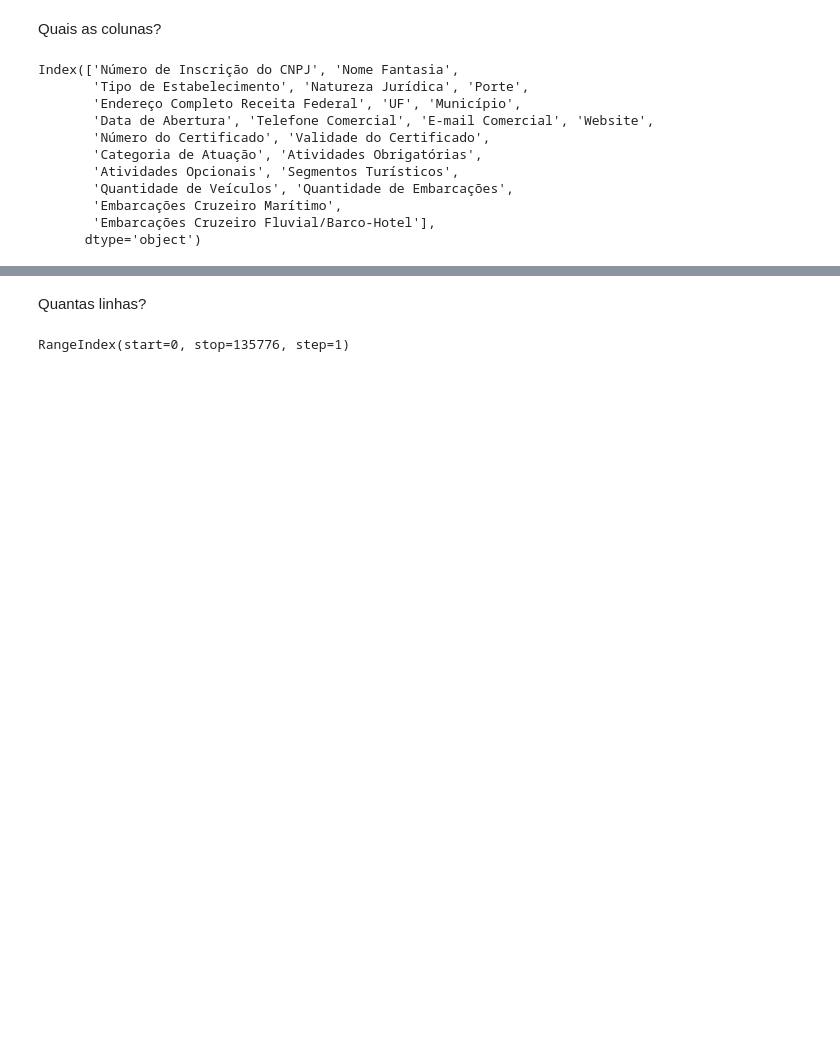
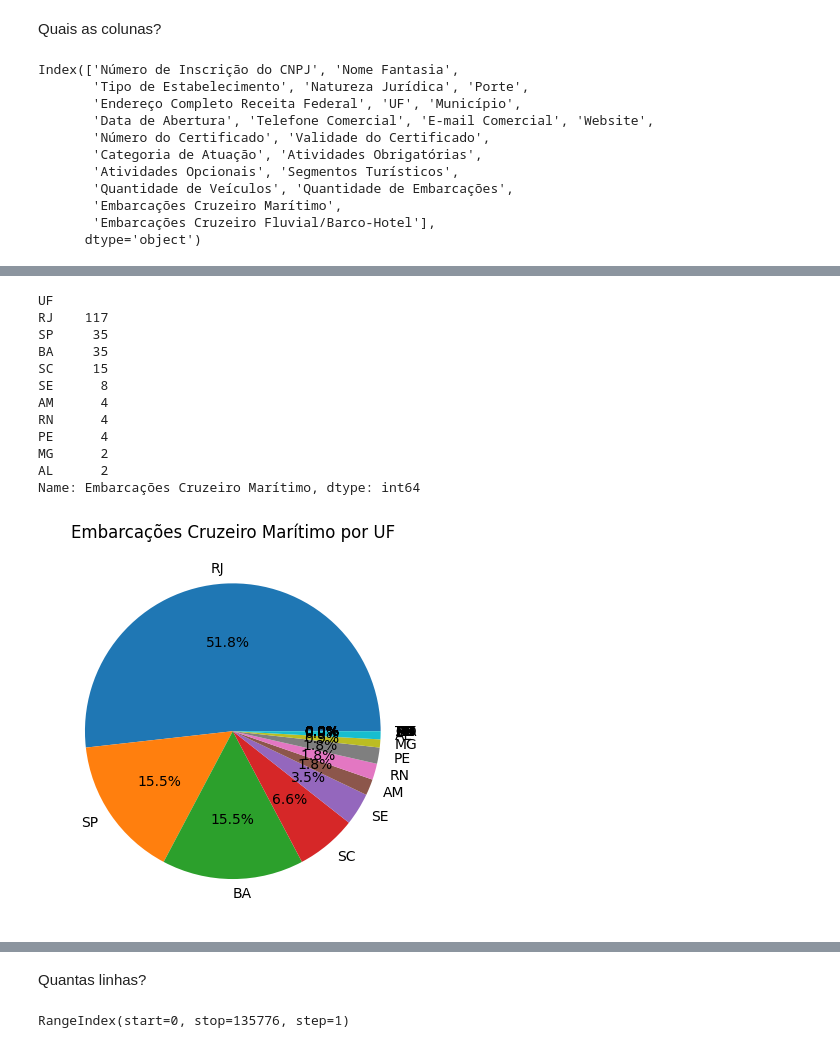
Before and after one commit to teodororo/top-4-turismo, a Jupyter notebook: EDA.ipynb, the cells around one changed output, grey strips where cells are left out. Cells and saved outputs as stored; diff of their text form; code cells hidden in the pictures; blank space fills up the shorter version.

```diff
--- a/EDA.ipynb
+++ b/EDA.ipynb
@@ -52,0 +77,21 @@ Index(['Número de Inscrição do CNPJ', 'Nome Fantasia',
+# %%
+soma_por_uf = df.groupby('UF')['Embarcações Cruzeiro Marítimo'].sum()
+maiores_ufs = soma_por_uf.sort_values(ascending=False)
+print(maiores_ufs[0:10])
+plt.pie(maiores_ufs, labels=maiores_ufs.index, autopct='%1.1f%%')
+plt.title('Embarcações Cruzeiro Marítimo por UF')
+plt.show()
+# %% [output]
+UF
+RJ    117
+SP     35
+BA     35
+SC     15
+SE      8
+AM      4
+RN      4
+PE      4
+MG      2
+AL      2
+Name: Embarcações Cruzeiro Marítimo, dtype: int64
+[figure, added]
```
Also changed, not shown: parts of 13 cells of this notebook, 1 other file.
